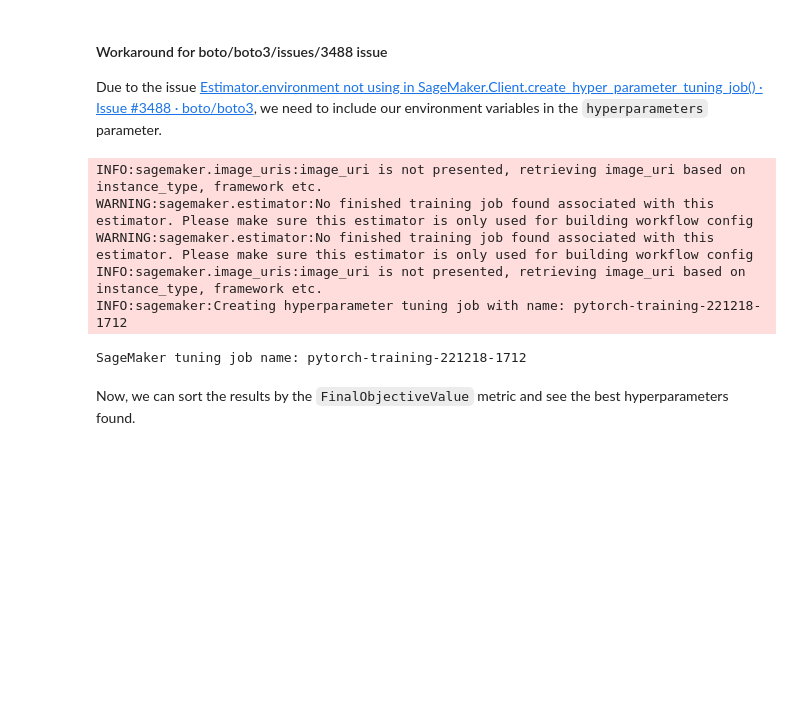
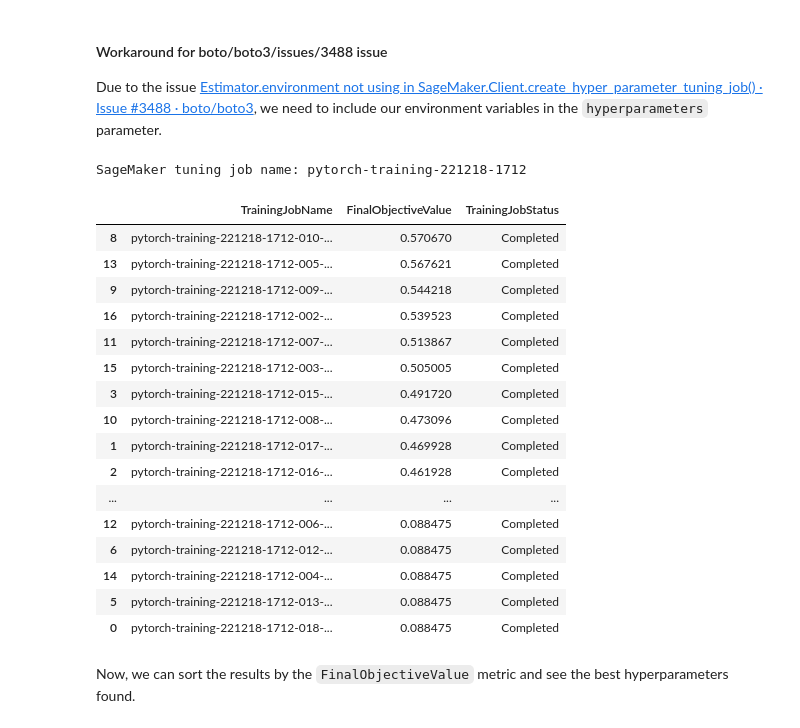
Before and after one commit to DougTrajano/ToChiquinho, a Jupyter notebook: src/toxic_spans_detection.ipynb, the cells around one changed output. Saved outputs shown, nothing was run; the diff lists cells and outputs as text; code cells hidden in the pictures; blank space fills up the shorter version.

```diff
--- a/src/toxic_spans_detection.ipynb
+++ b/src/toxic_spans_detection.ipynb
@@ -212,7 +213,7 @@ estimator = PyTorch(
         "MLFLOW_TRACKING_PASSWORD": params.mlflow_tracking_password,
         "MLFLOW_TAGS": params.mlflow_tags,
         "MLFLOW_RUN_ID": mlflow.active_run().info.run_id,
-        "MLFLOW_FLATTEN_PARAMS": "True",
+        "MLFLOW_FLATTEN_PARAMS": "True"
     },
     hyperparameters={
         ## If you want to test the code, uncomment the following lines to use smaller datasets
@@ -270,7 +279,7 @@ tuner = HyperparameterTuner(
         }
     ],
     hyperparameter_ranges={
-        "learning_rate": ContinuousParameter(1e-5, 1e-3),
+        "learning_rate": ContinuousParameter(1e-4, 1e-2),
         "dropout": CategoricalParameter([0.0, 0.1, 0.2, 0.3, 0.4, 0.5]),
         "weight_decay": ContinuousParameter(0.0, 0.1),
         "adam_beta1": ContinuousParameter(0.8, 0.999),
@@ -280,15 +289,10 @@ tuner = HyperparameterTuner(
     }
 )
 # %%
-tuner.fit(inputs, wait=False)
+# tuner.fit(inputs, wait=False)
 
 params.sagemaker_tuning_job_name = tuner.latest_tuning_job.name
 
 print(f"SageMaker tuning job name: {params.sagemaker_tuning_job_name}")
 # %% [output]
-INFO:sagemaker.image_uris:image_uri is not presented, retrieving image_uri based on instance_type, framework etc.
-WARNING:sagemaker.estimator:No finished training job found associated with this estimator. Please make sure this estimator is only used for building workflow config
-WARNING:sagemaker.estimator:No finished training job found associated with this estimator. Please make sure this estimator is only used for building workflow config
-INFO:sagemaker.image_uris:image_uri is not presented, retrieving image_uri based on instance_type, framework etc.
-INFO:sagemaker:Creating hyperparameter tuning job with name: pytorch-training-221218-1712
+SageMaker tuning job name: pytorch-training-221218-1712
-SageMaker tuning job name: pytorch-training-221218-1712
@@ -305,13 +299,34 @@ mlflow.log_params(
 # %%
 import pandas as pd
 
 tuner_metrics: pd.DataFrame = sagemaker.HyperparameterTuningJobAnalytics(
     hyperparameter_tuning_job_name=params.sagemaker_tuning_job_name,
     sagemaker_session=sagemaker_session
 ).dataframe()
 
+tuner_metrics["dropout"] = tuner_metrics["dropout"].apply(lambda x: float(x.strip('"')))
+tuner_metrics["optim"] = tuner_metrics["optim"].apply(lambda x: x.strip('"'))
+
 tuner_metrics.sort_values("FinalObjectiveValue", ascending=False, inplace=True)
 tuner_metrics[["TrainingJobName", "FinalObjectiveValue", "TrainingJobStatus"]]
+# %% [output]
+|  | TrainingJobName | FinalObjectiveValue | TrainingJobStatus |
+| 8 | pytorch-training-221218-1712-010-... | 0.570670 | Completed |
+| 13 | pytorch-training-221218-1712-005-... | 0.567621 | Completed |
+| 9 | pytorch-training-221218-1712-009-... | 0.544218 | Completed |
+| 16 | pytorch-training-221218-1712-002-... | 0.539523 | Completed |
+| 11 | pytorch-training-221218-1712-007-... | 0.513867 | Completed |
+| 15 | pytorch-training-221218-1712-003-... | 0.505005 | Completed |
+| 3 | pytorch-training-221218-1712-015-... | 0.491720 | Completed |
+| 10 | pytorch-training-221218-1712-008-... | 0.473096 | Completed |
+| 1 | pytorch-training-221218-1712-017-... | 0.469928 | Completed |
+| 2 | pytorch-training-221218-1712-016-... | 0.461928 | Completed |
+| ... | ... | ... | ... |
+| 12 | pytorch-training-221218-1712-006-... | 0.088475 | Completed |
+| 6 | pytorch-training-221218-1712-012-... | 0.088475 | Completed |
+| 14 | pytorch-training-221218-1712-004-... | 0.088475 | Completed |
+| 5 | pytorch-training-221218-1712-013-... | 0.088475 | Completed |
+| 0 | pytorch-training-221218-1712-018-... | 0.088475 | Completed |
 # %% [markdown]
 Now, we can sort the results by the `FinalObjectiveValue` metric and see the best hyperparameters found.
 # %%
```
Also changed, not shown: parts of 9 cells of this notebook, 12 other files.
